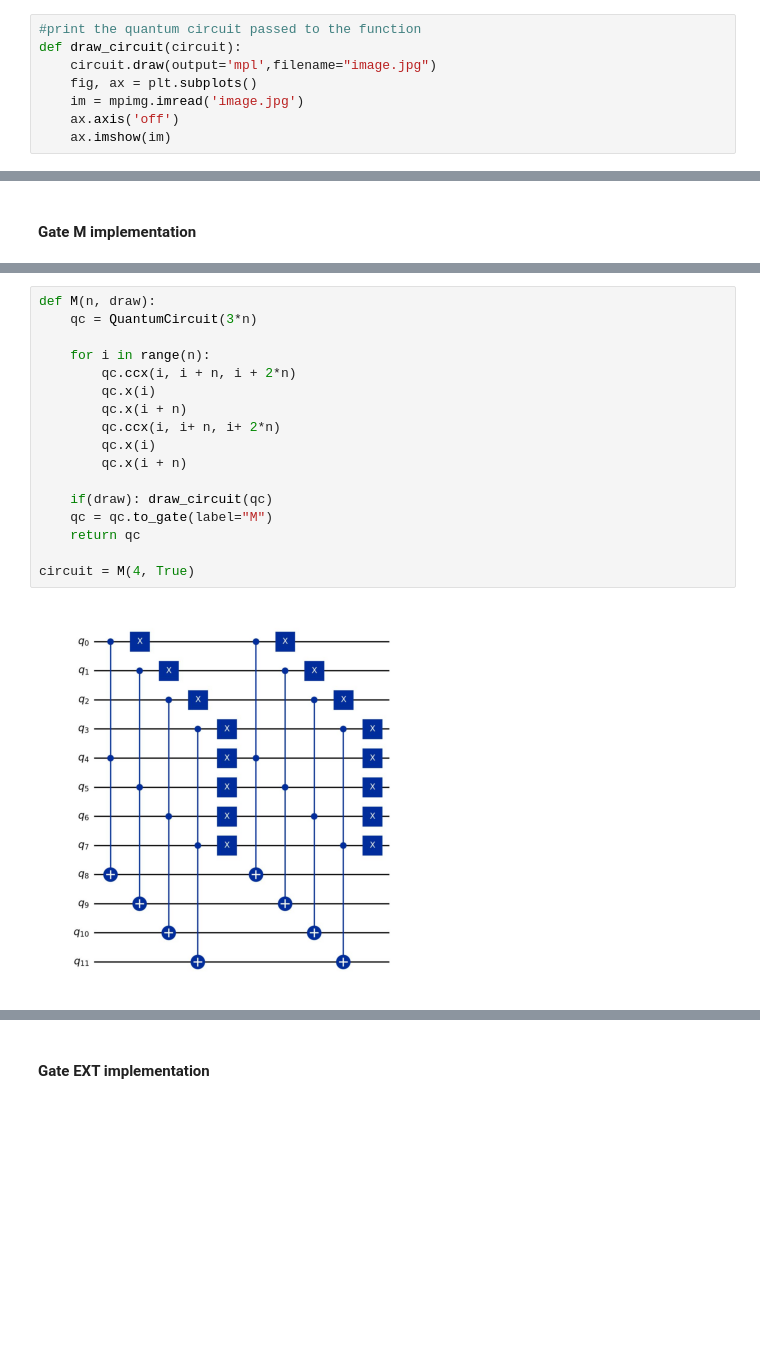
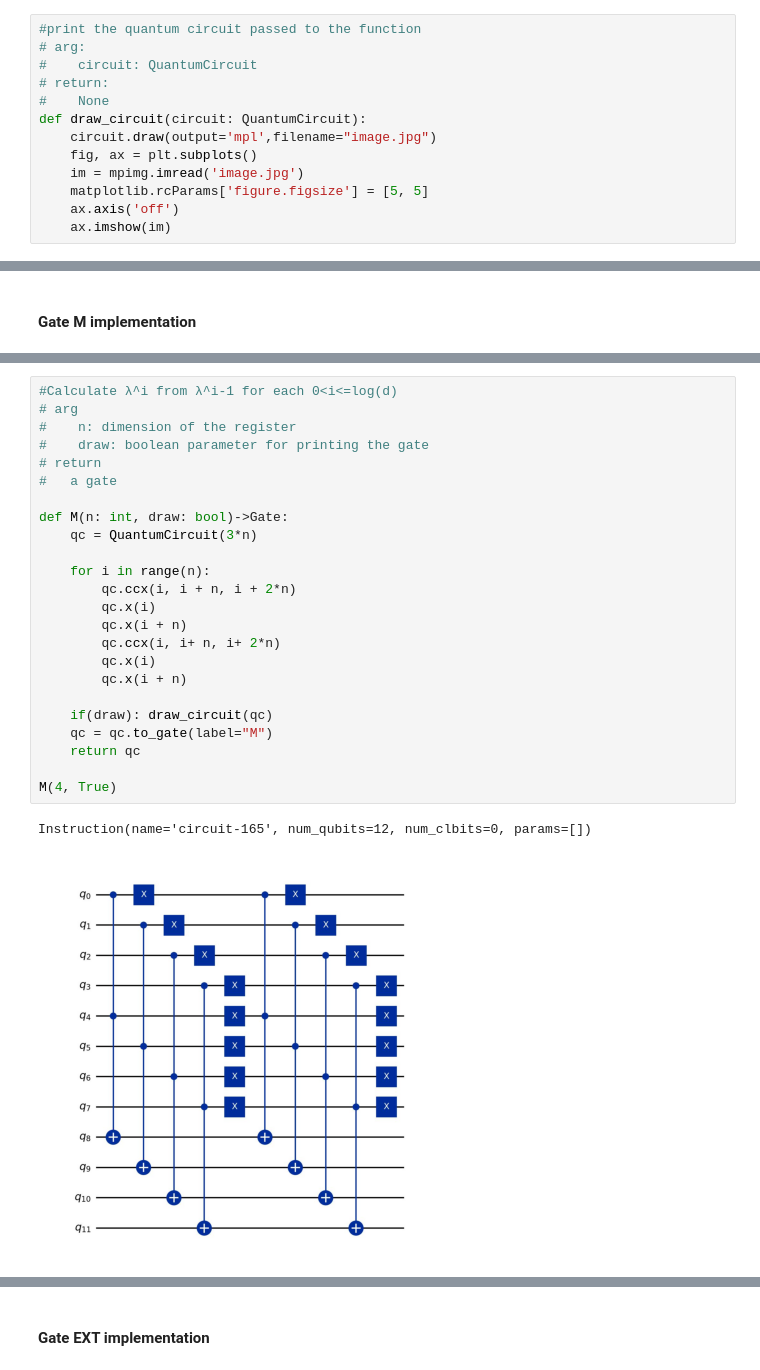
Before and after one commit to alexinho30/QuantumFixedMatching, a Jupyter notebook: QSC.ipynb, the cells around one changed output, grey strips where cells are left out. Cells and saved outputs as stored; diff of their text form; blank space fills up the shorter version.

```diff
--- a/QSC.ipynb
+++ b/QSC.ipynb
@@ -109,9 +114,14 @@ Below you can find some utility routine that we will use later.
 # %%
 #print the quantum circuit passed to the function
-def draw_circuit(circuit):
+# arg:
+#    circuit: QuantumCircuit
+# return:
+#    None
+def draw_circuit(circuit: QuantumCircuit):
     circuit.draw(output='mpl',filename="image.jpg")
     fig, ax = plt.subplots()
     im = mpimg.imread('image.jpg')
+    matplotlib.rcParams['figure.figsize'] = [5, 5]
     ax.axis('off')
     ax.imshow(im)
 # %%
@@ -162,19 +212,27 @@ Therefore, gate M implement the base case of the recursion
 # %%
-def M(n, draw):
+#Calculate λ^i from λ^i-1 for each 0<i<=log(d)
+# arg
+#    n: dimension of the register
+#    draw: boolean parameter for printing the gate
+# return
+#   a gate
+
+def M(n: int, draw: bool)->Gate:
     qc = QuantumCircuit(3*n)
 
     for i in range(n):
         qc.ccx(i, i + n, i + 2*n)
         qc.x(i)
         qc.x(i + n)
         qc.ccx(i, i+ n, i+ 2*n)
         qc.x(i)
         qc.x(i + n)
 
     if(draw): draw_circuit(qc)
     qc = qc.to_gate(label="M")
     return qc
 
-circuit = M(4, True)
+M(4, True)
 # %% [output]
+Instruction(name='circuit-165', num_qubits=12, num_clbits=0, params=[])
-[figure, old version]
+[figure, new version]
```
Also changed, not shown: parts of 53 cells of this notebook.
